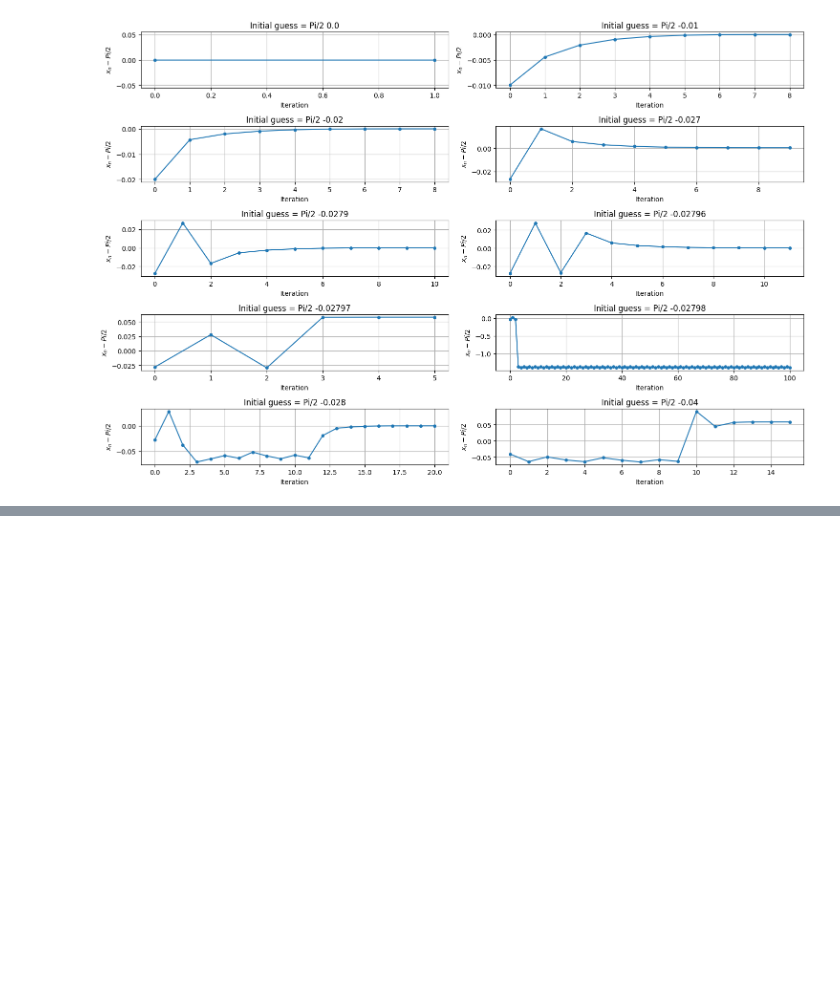
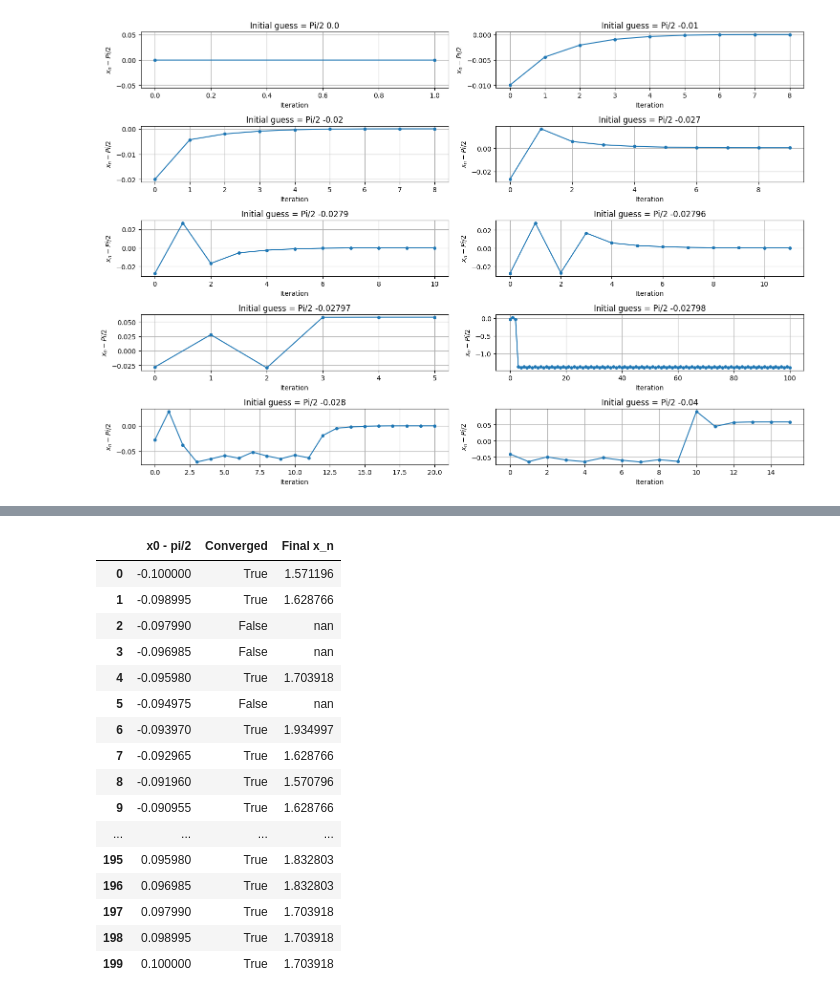
Before and after one commit to qqgjyx/MATH-302, a Jupyter notebook: 302 HW1.ipynb, the cells around one changed output, grey strips where cells are left out. Saved outputs shown, nothing was run; the diff lists cells and outputs as text; code cells hidden in the pictures; blank space fills up the shorter version.

```diff
--- a/302 HW1.ipynb
+++ b/302 HW1.ipynb
@@ -497,3 +498,19 @@ plt.show()
 # %% [output]
 Failed to converge within 100 iterations.
 [figure]
+# %%
+alpha = Pi/2
+# Updated list of initial guesses, this time picking a denser range around pi/2
+initial_guesses_denser = np.linspace(alpha - 0.1, alpha + 0.1, 200)
+
+# Updated table to show x0 - pi/2 and convergence
+convergence_table_denser = []
+
+# Run Newton's method for each initial guess in the denser range and check convergence
+for x0 in initial_guesses_denser:
+    trace, _ = newton_method_with_trace(f, df, x0, max_iter=100)
+    converged = np.isclose(trace[-1], trace[-2]) if trace[-1] is not None else False
+    # We record x0 - pi/2 to show how far the initial guess is from pi/2
+    convergence_table_denser.append((x0 - alpha, converged, trace[-1] if converged else None))
+
+convergence_table_denser  # Display the updated convergence table
@@ -499,0 +554,29 @@ Failed to converge within 100 iterations.
+# %%
+# Let's convert the results to a Pandas DataFrame for better visualization
+df_convergence = pd.DataFrame(convergence_table_denser, columns=['x0 - pi/2', 'Converged', 'Final x_n'])
+
+# Now, let's use a function to apply conditional formatting to the DataFrame
+def highlight_alpha(row, alpha):
+    close_to_alpha = np.isclose(row['Final x_n'], alpha, atol=1e-2) if row['Converged'] else False
+    return ['background-color: yellow' if close_to_alpha else '' for _ in row]
+
+# Apply the highlighting function to the DataFrame
+df_convergence.style.apply(highlight_alpha, alpha=alpha, axis=1)
+# %% [output]
+|  | x0 - pi/2 | Converged | Final x_n |
+| 0 | -0.100000 | True | 1.571196 |
+| 1 | -0.098995 | True | 1.628766 |
+| 2 | -0.097990 | False | nan |
+| 3 | -0.096985 | False | nan |
+| 4 | -0.095980 | True | 1.703918 |
+| 5 | -0.094975 | False | nan |
+| 6 | -0.093970 | True | 1.934997 |
+| 7 | -0.092965 | True | 1.628766 |
+| 8 | -0.091960 | True | 1.570796 |
+| 9 | -0.090955 | True | 1.628766 |
+| ... | ... | ... | ... |
+| 195 | 0.095980 | True | 1.832803 |
+| 196 | 0.096985 | True | 1.832803 |
+| 197 | 0.097990 | True | 1.703918 |
+| 198 | 0.098995 | True | 1.703918 |
+| 199 | 0.100000 | True | 1.703918 |
```
Also changed, not shown: parts of 3 cells of this notebook.
